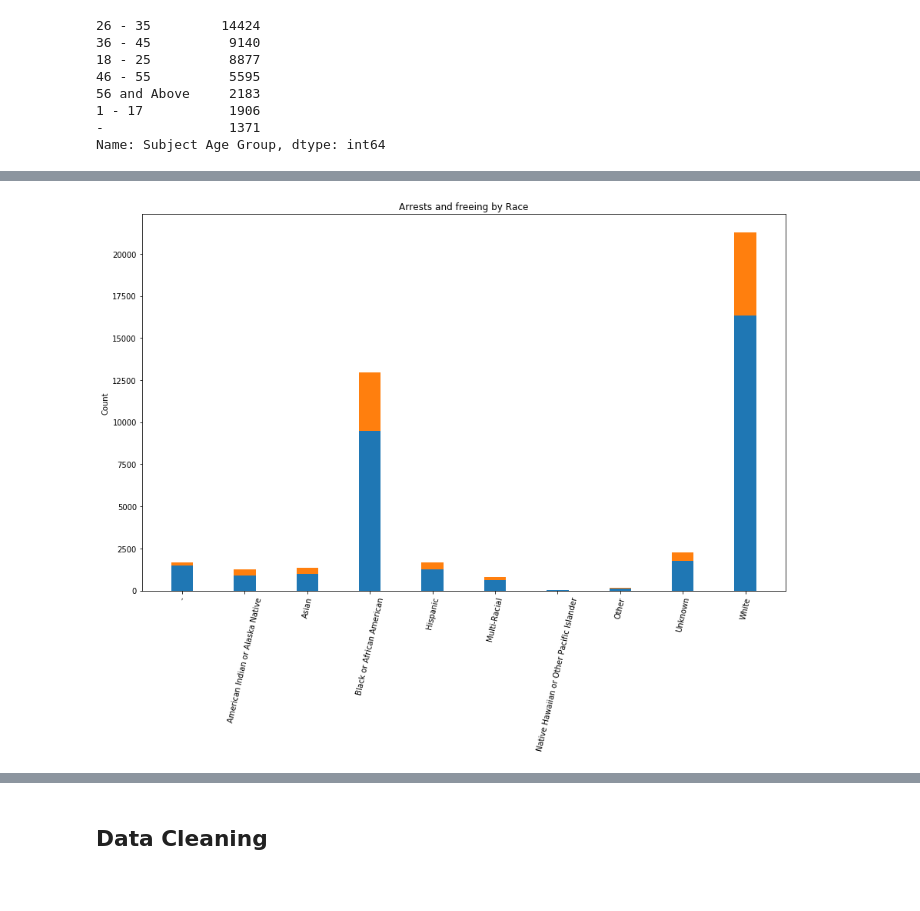
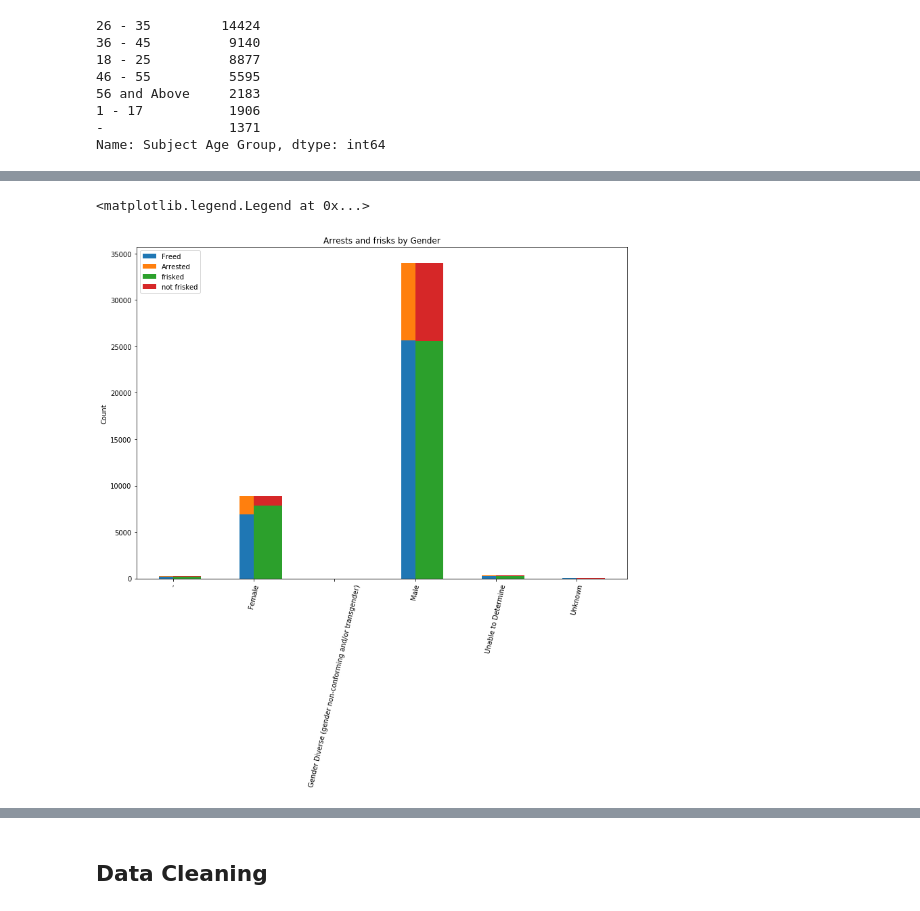
Before and after one commit to kenyo/mod-3-final-project, a Jupyter notebook: ko.ipynb, the cells around one changed output, grey strips where cells are left out. Drawn from its saved outputs; the diff is of its cells as text; code cells hidden in the pictures.

Commit message:
add graphs

```diff
--- a/ko.ipynb
+++ b/ko.ipynb
@@ -51,0 +61,3 @@ terry_stops['Arrested'] = np.where(terry_stops['Stop Resolution'] == 'Arrest', 1
+# %%
+terry_stops['call_month'] = pd.to_datetime(terry_stops['Reported Date']).apply(lambda x: x.month)
+terry_stops['call_hour'] = pd.to_datetime(terry_stops['Reported Time']).apply(lambda x: x.hour)
@@ -51,0 +77,6 @@ terry_stops['Arrested'] = np.where(terry_stops['Stop Resolution'] == 'Arrest', 1
+# %%
+terry_stops.call_hour = pd.to_datetime(terry_stops['Reported Time']).apply(lambda x: x.hour)
+
+
+
+# ts.groupby(ts.index.hour).mean()
@@ -51,0 +93,2 @@ terry_stops['Arrested'] = np.where(terry_stops['Stop Resolution'] == 'Arrest', 1
+# %%
+terry_stops['frisk_flag'] = np.where(terry_stops['Frisk Flag'] == 'Y', 1, 0)
@@ -52,17 +137,25 @@ terry_stops['Arrested'] = np.where(terry_stops['Stop Resolution'] == 'Arrest', 1
 # %%
-plot_df = terry_stops.groupby('Subject Perceived Race')['Arrested'].value_counts().unstack(1)
+plot_df = terry_stops.groupby('Subject Perceived Gender')['Arrested'].value_counts().unstack(1)
+
+frisk_df = terry_stops.groupby('Subject Perceived Gender').frisk_flag.value_counts().unstack(1)
+frisked = frisk_df[0].values
+not_frisked = frisk_df[1].values
 
 cols = plot_df.index
 freed = plot_df[0].values
 arrested = plot_df[1].values
 
-fig, ax = plt.subplots(figsize=(15, 9))
+fig, ax = plt.subplots(figsize=(13, 9))
 width = 0.35
 ax.bar(cols, freed, width, label='Freed')
 ax.bar(cols, arrested, width, bottom=freed, label='Arrested')
+ax.bar(cols, frisked, width, align='edge', bottom=0, label='frisked')
+ax.bar(cols, not_frisked, width, align='edge', bottom=frisked, label='not frisked')
 
 plt.xticks(rotation=77)
 ax.set_ylabel('Count')
-ax.set_title('Arrests and freeing by Race');
+ax.set_title('Arrests and frisks by Gender');
+ax.legend()
 # %% [output]
+<matplotlib.legend.Legend at 0x...>
-[figure, old version]
+[figure, new version]
```
Also changed, not shown: parts of 13 cells of this notebook.
